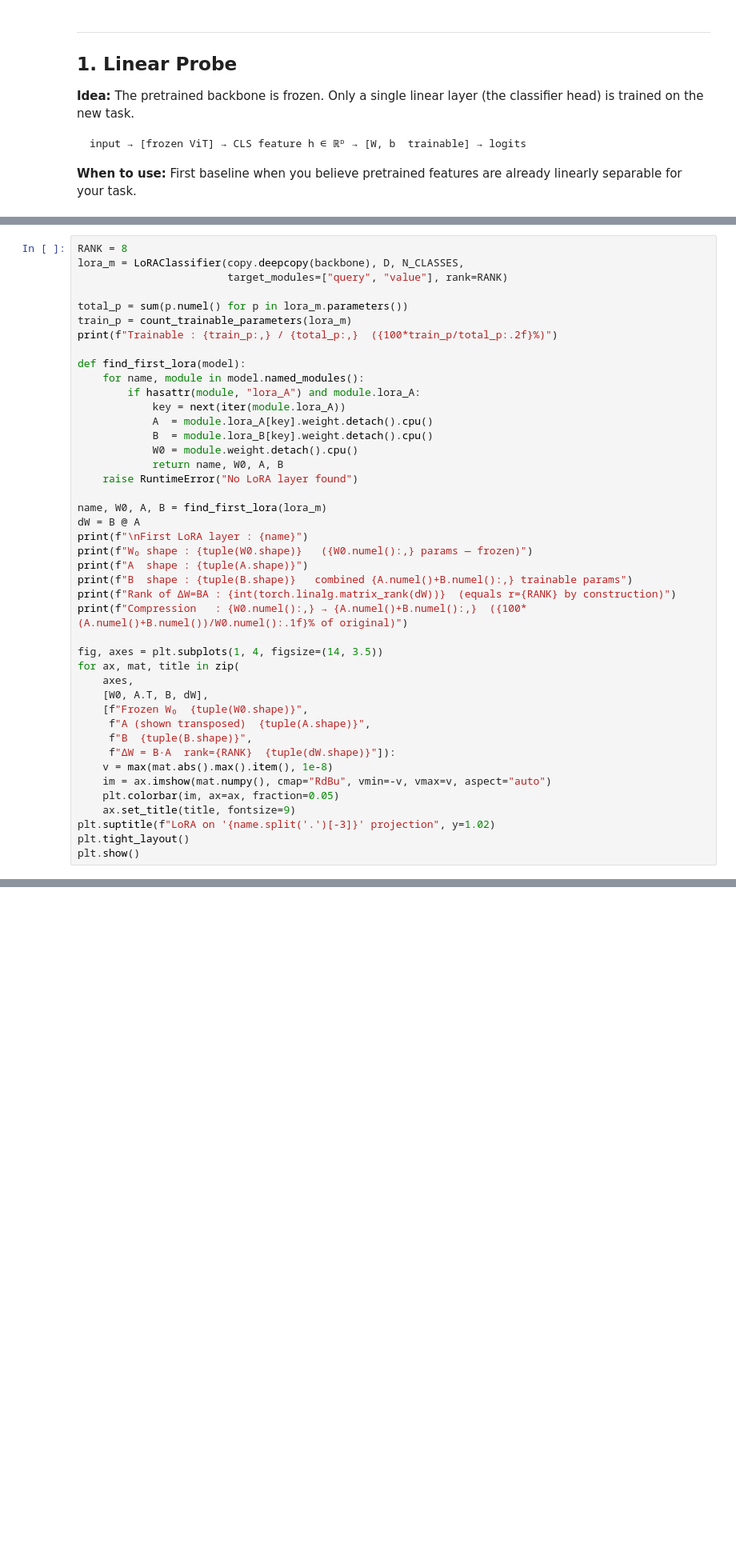
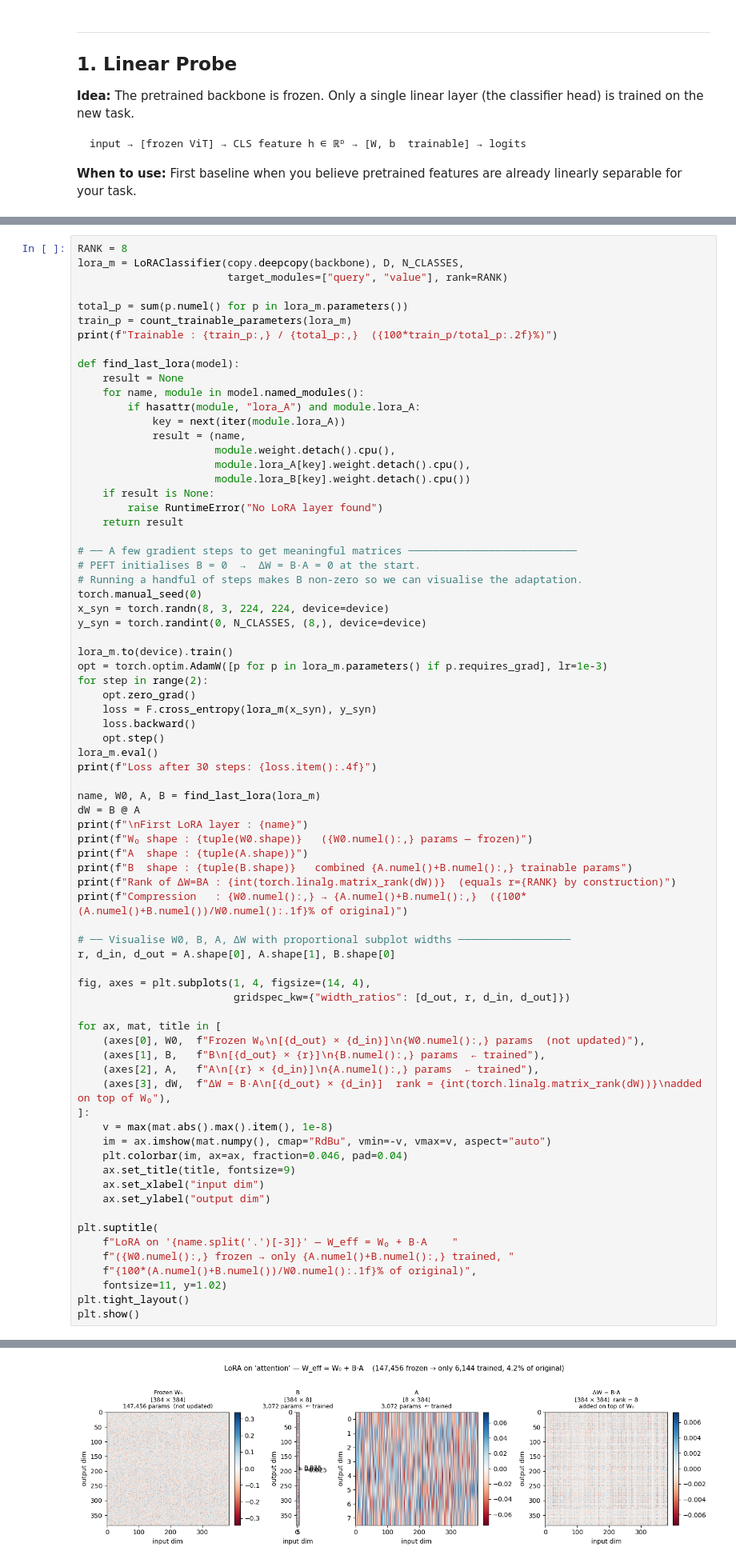
Before and after one commit to trofimova/haicon_peft_co, a Jupyter notebook: notebooks/01_peft_building_blocks.ipynb, the cells around one changed output, grey strips where cells are left out. Shown at 80% size. Saved outputs shown, nothing was run; the diff lists cells and outputs as text; blank space fills up the shorter version.

Commit message:
first notebook explaining the methods

```diff
--- a/notebooks/01_peft_building_blocks.ipynb
+++ b/notebooks/01_peft_building_blocks.ipynb
@@ -239,17 +416,37 @@ total_p = sum(p.numel() for p in lora_m.parameters())
 train_p = count_trainable_parameters(lora_m)
 print(f"Trainable : {train_p:,} / {total_p:,}  ({100*train_p/total_p:.2f}%)")
 
-def find_first_lora(model):
+def find_last_lora(model):
+    result = None
     for name, module in model.named_modules():
         if hasattr(module, "lora_A") and module.lora_A:
             key = next(iter(module.lora_A))
-            A  = module.lora_A[key].weight.detach().cpu()
-            B  = module.lora_B[key].weight.detach().cpu()
-            W0 = module.weight.detach().cpu()
-            return name, W0, A, B
-    raise RuntimeError("No LoRA layer found")
+            result = (name,
+                      module.weight.detach().cpu(),
+                      module.lora_A[key].weight.detach().cpu(),
+                      module.lora_B[key].weight.detach().cpu())
+    if result is None:
+        raise RuntimeError("No LoRA layer found")
+    return result
 
-name, W0, A, B = find_first_lora(lora_m)
+# ── A few gradient steps to get meaningful matrices ───────────────────────────
+# PEFT initialises B = 0  →  ΔW = B·A = 0 at the start.
+# Running a handful of steps makes B non-zero so we can visualise the adaptation.
+torch.manual_seed(0)
+x_syn = torch.randn(8, 3, 224, 224, device=device)
+y_syn = torch.randint(0, N_CLASSES, (8,), device=device)
+
+lora_m.to(device).train()
+opt = torch.optim.AdamW([p for p in lora_m.parameters() if p.requires_grad], lr=1e-3)
+for step in range(2):
+    opt.zero_grad()
+    loss = F.cross_entropy(lora_m(x_syn), y_syn)
+    loss.backward()
+    opt.step()
+lora_m.eval()
+print(f"Loss after 30 steps: {loss.item():.4f}")
+
+name, W0, A, B = find_last_lora(lora_m)
 dW = B @ A
 print(f"\nFirst LoRA layer : {name}")
 print(f"W₀ shape : {tuple(W0.shape)}   ({W0.numel():,} params — frozen)")
@@ -258,18 +455,30 @@ print(f"B  shape : {tuple(B.shape)}   combined {A.numel()+B.numel():,} trainable
 print(f"Rank of ΔW=BA : {int(torch.linalg.matrix_rank(dW))}  (equals r={RANK} by construction)")
 print(f"Compression   : {W0.numel():,} → {A.numel()+B.numel():,}  ({100*(A.numel()+B.numel())/W0.numel():.1f}% of original)")
 
-fig, axes = plt.subplots(1, 4, figsize=(14, 3.5))
-for ax, mat, title in zip(
-    axes,
-    [W0, A.T, B, dW],
-    [f"Frozen W₀  {tuple(W0.shape)}",
-     f"A (shown transposed)  {tuple(A.shape)}",
-     f"B  {tuple(B.shape)}",
-     f"ΔW = B·A  rank={RANK}  {tuple(dW.shape)}"]):
+# ── Visualise W0, B, A, ΔW with proportional subplot widths ──────────────────
+r, d_in, d_out = A.shape[0], A.shape[1], B.shape[0]
+
+fig, axes = plt.subplots(1, 4, figsize=(14, 4),
+                         gridspec_kw={"width_ratios": [d_out, r, d_in, d_out]})
+
+for ax, mat, title in [
+    (axes[0], W0,  f"Frozen W₀\n[{d_out} × {d_in}]\n{W0.numel():,} params  (not updated)"),
+    (axes[1], B,   f"B\n[{d_out} × {r}]\n{B.numel():,} params  ← trained"),
+    (axes[2], A,   f"A\n[{r} × {d_in}]\n{A.numel():,} params  ← trained"),
+    (axes[3], dW,  f"ΔW = B·A\n[{d_out} × {d_in}]  rank = {int(torch.linalg.matrix_rank(dW))}\nadded on top of W₀"),
+]:
     v = max(mat.abs().max().item(), 1e-8)
     im = ax.imshow(mat.numpy(), cmap="RdBu", vmin=-v, vmax=v, aspect="auto")
-    plt.colorbar(im, ax=ax, fraction=0.05)
+    plt.colorbar(im, ax=ax, fraction=0.046, pad=0.04)
     ax.set_title(title, fontsize=9)
-plt.suptitle(f"LoRA on '{name.split('.')[-3]}' projection", y=1.02)
+    ax.set_xlabel("input dim")
+    ax.set_ylabel("output dim")
+
+plt.suptitle(
+    f"LoRA on '{name.split('.')[-3]}' — W_eff = W₀ + B·A    "
+    f"({W0.numel():,} frozen → only {A.numel()+B.numel():,} trained, "
+    f"{100*(A.numel()+B.numel())/W0.numel():.1f}% of original)",
+    fontsize=11, y=1.02)
 plt.tight_layout()
 plt.show()
+# %% [output]
@@ -276,3 +494,4 @@ plt.show()
+[figure, added]
 # %% [markdown]
 ---
 ## 5. Adapter
```
Also changed, not shown: parts of 12 cells of this notebook, 2 other files.
